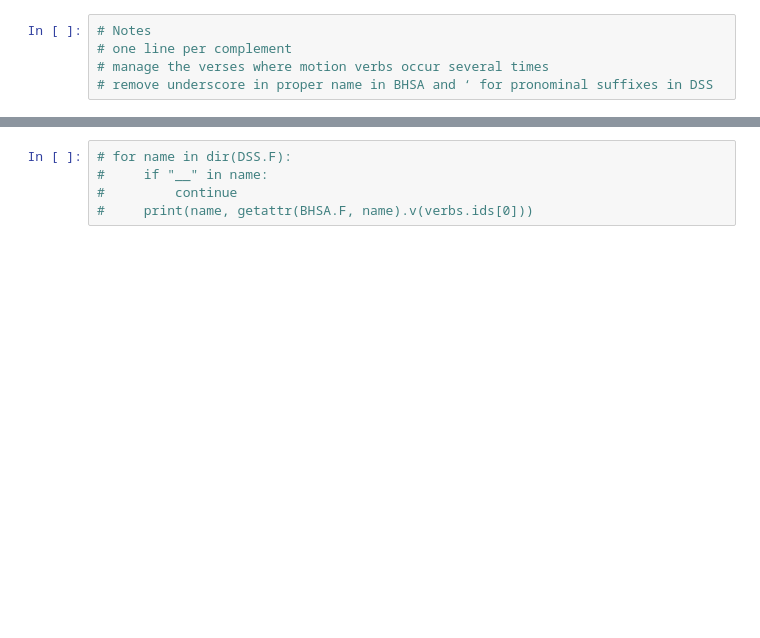
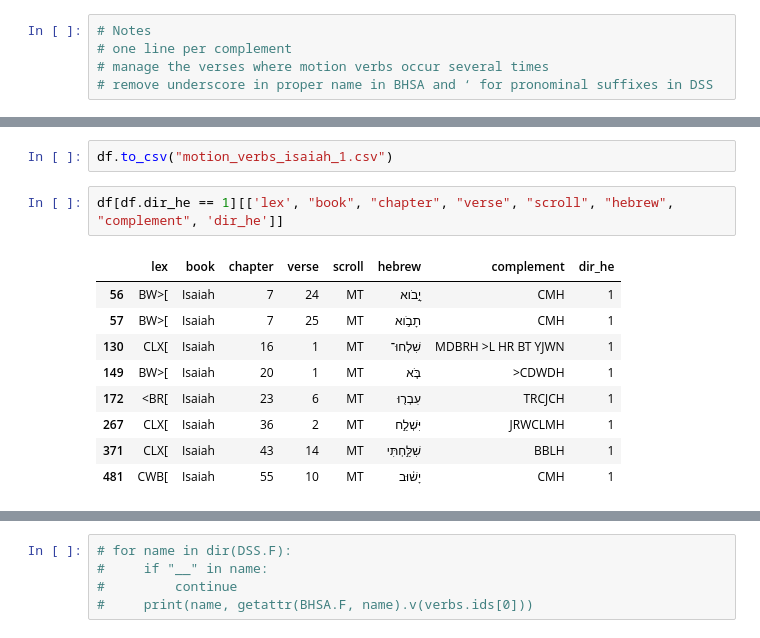
Before and after one commit to lucieperez/hebrew-notebooks-exercises, a Jupyter notebook: isaiah/tryout/motion_verb_isaiah_bhsa_dss_TFOb.ipynb, the cells around one changed output, grey strips where cells are left out. Cells and saved outputs as stored; diff of their text form; blank space fills up the shorter version.

```diff
--- a/isaiah/tryout/motion_verb_isaiah_bhsa_dss_TFOb.ipynb
+++ b/isaiah/tryout/motion_verb_isaiah_bhsa_dss_TFOb.ipynb
@@ -95,0 +133,14 @@ df_dss = pd.DataFrame({
+# %%
+df.to_csv("motion_verbs_isaiah_1.csv")
+# %%
+df[df.dir_he == 1][['lex', "book", "chapter", "verse", "scroll", "hebrew", "complement", 'dir_he']]
+# %% [output]
+|  | lex | book | chapter | verse | scroll | hebrew | complement | dir_he |
+| 56 | BW>[ | Isaiah | 7 | 24 | MT | יָ֣בֹוא | CMH | 1 |
+| 57 | BW>[ | Isaiah | 7 | 25 | MT | תָבֹ֣וא | CMH | 1 |
+| 130 | CLX[ | Isaiah | 16 | 1 | MT | שִׁלְחוּ־ | MDBRH >L HR BT YJWN | 1 |
+| 149 | BW>[ | Isaiah | 20 | 1 | MT | בֹּ֤א | >CDWDH | 1 |
+| 172 | <BR[ | Isaiah | 23 | 6 | MT | עִבְר֖וּ | TRCJCH | 1 |
+| 267 | CLX[ | Isaiah | 36 | 2 | MT | יִּשְׁלַ֣ח | JRWCLMH | 1 |
+| 371 | CLX[ | Isaiah | 43 | 14 | MT | שִׁלַּ֣חְתִּי | BBLH | 1 |
+| 481 | CWB[ | Isaiah | 55 | 10 | MT | יָשׁ֔וּב | CMH | 1 |
```
Also changed, not shown: parts of 12 cells of this notebook, 1 other file.
